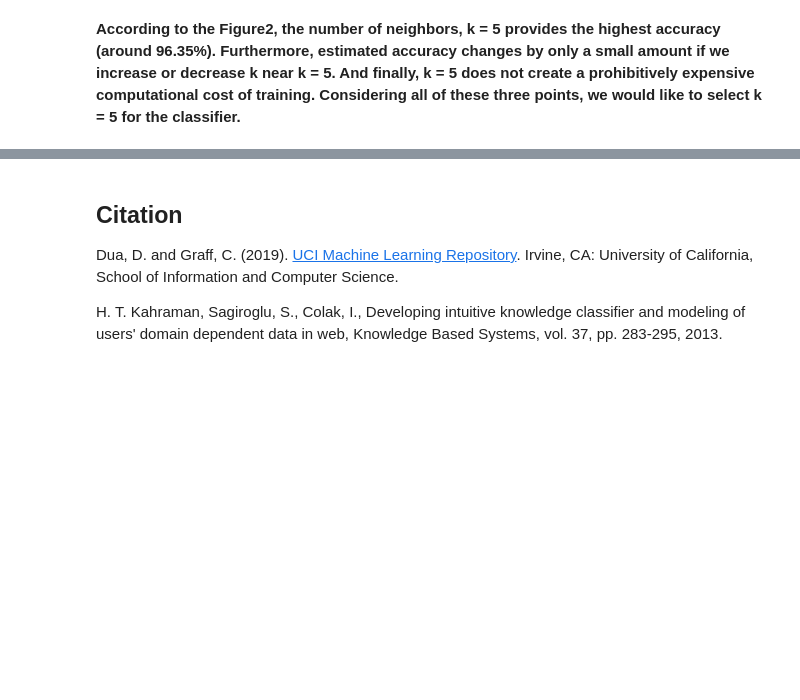
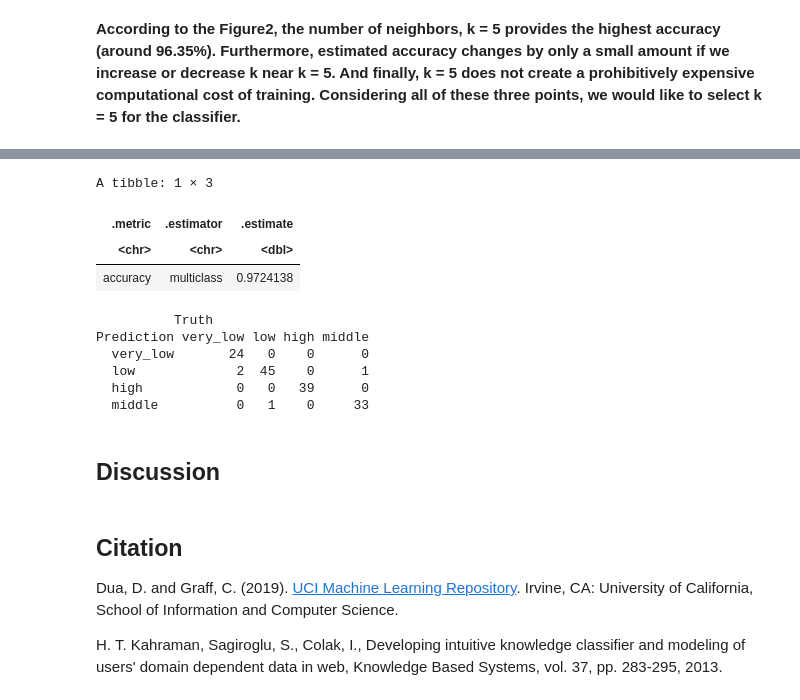
Before and after one commit to kzhang0113/group_8_ds_project, a Jupyter notebook: group_8_final_project.ipynb, the cells around one changed output, grey strips where cells are left out. Saved outputs shown, nothing was run; the diff lists cells and outputs as text; code cells hidden in the pictures; blank space fills up the shorter version.

```diff
--- a/group_8_final_project.ipynb
+++ b/group_8_final_project.ipynb
@@ -295,3 +294,28 @@ Problem with `summarise()` input `.estimate`.
+# %%
+# check the accuracy of our model
+test_prediction <- testing_data_predictions %>%
+                   metrics(truth = UNS, estimate = .pred_class) %>%
+                   filter(.metric == "accuracy")
+test_prediction
+# %% [output]
+A tibble: 1 × 3
+| .metric | .estimator | .estimate |
+| <chr> | <chr> | <dbl> |
+| accuracy | multiclass | 0.9724138 |
+# %%
+## check the confusion matrix
+test_confusion <- testing_data_predictions %>%
+                  conf_mat(truth = UNS, estimate = .pred_class)
+test_confusion
+# %% [output]
+          Truth
+Prediction very_low low high middle
+  very_low       24   0    0      0
+  low             2  45    0      1
+  high            0   0   39      0
+  middle          0   1    0     33
+# %% [markdown]
+## Discussion
 # %% [markdown]
 ## Citation
 Dua, D. and Graff, C. (2019). <a href="http://archive.ics.uci.edu/ml" target="_blank">UCI Machine Learning Repository</a>. Irvine, CA: University of California, School of Information and Computer Science.
```
Also changed, not shown: parts of 5 cells of this notebook.
